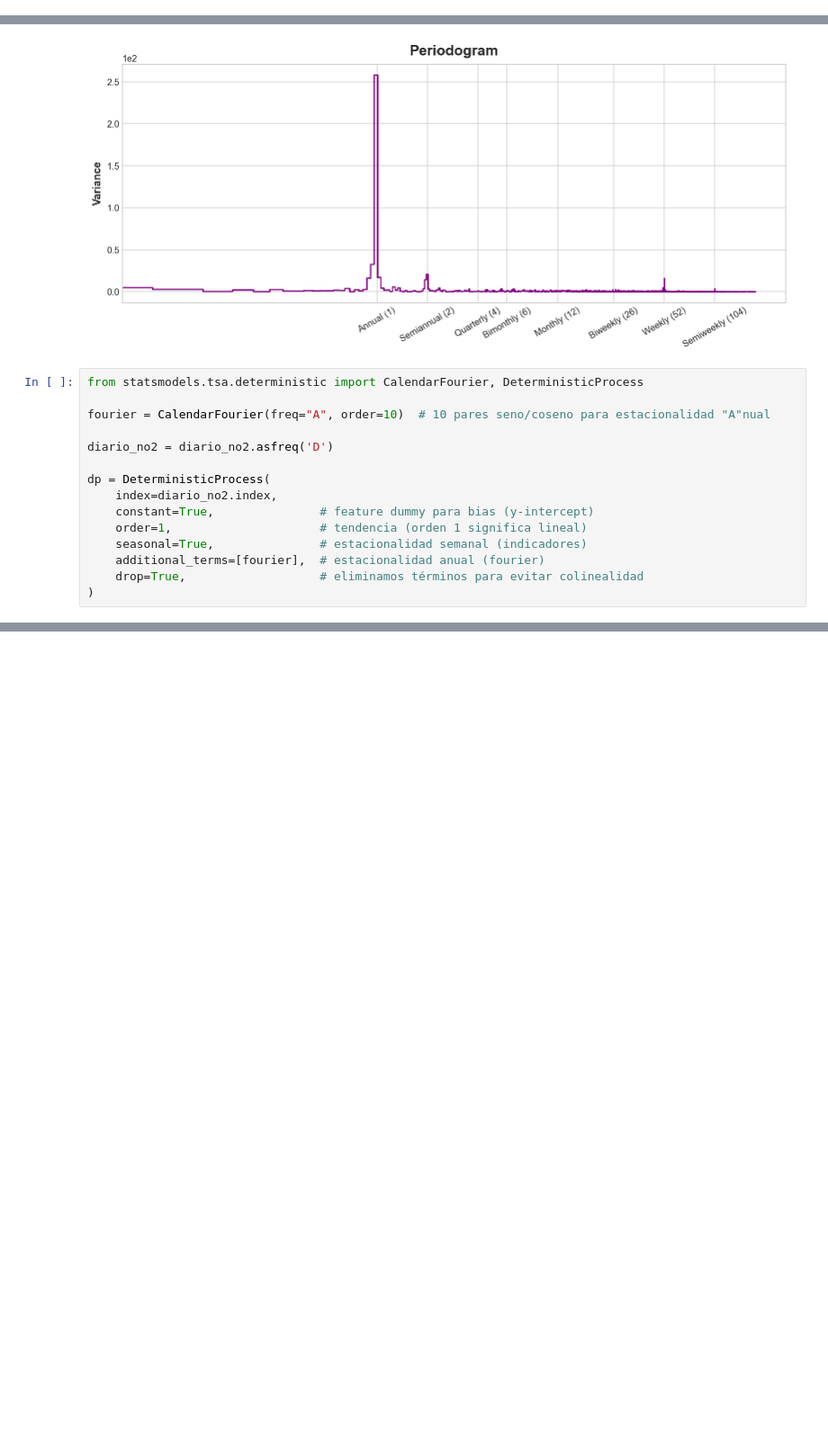
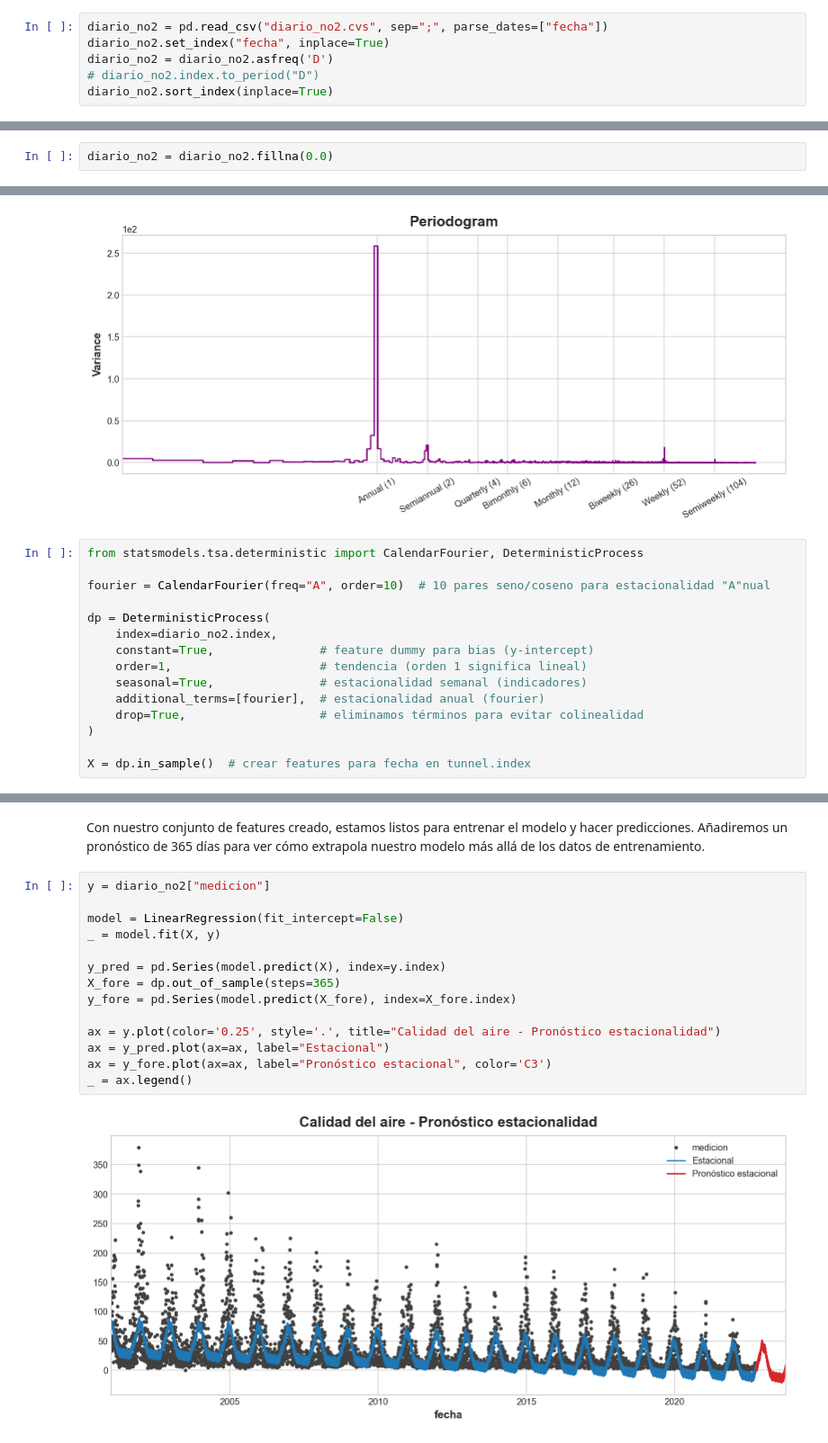
Before and after one commit to SgtSteiner/calidad-del-aire, a Jupyter notebook: calidad_aire_eda.ipynb, the cells around one changed output, grey strips where cells are left out. Shown at 90% size. Drawn from its saved outputs; the diff is of its cells as text; blank space fills up the shorter version.

Commit message:
Se añade análisis de estacionalidad

```diff
--- a/calidad_aire_eda.ipynb
+++ b/calidad_aire_eda.ipynb
@@ -365,3 +359,9 @@ La tendencia descubierta por nuestro modelo de regresión lineal es casi idénti
 Se dice que una serie temporal exhibe estacionalidad siempre que haya un cambio regular y periodico en la media de la serie. Veremos que hay dos tipos de variables que modelan la estacionalidad. El primer tipo, los indicadores, es mejor para una estacionalidad con pocas observaciones, como la estacionalidad semanal de observaciones diarias. El segundo tipo, variables Fourier, es mejor para una estacionalidad con muchas observaciones, como la estacionalidad anual de observaciones diarias.
 
 Podemos usar una **gráfica estacional** para descubrir patrones estacionales.
+# %%
+diario_no2 = pd.read_csv("diario_no2.cvs", sep=";", parse_dates=["fecha"])
+diario_no2.set_index("fecha", inplace=True)
+diario_no2 = diario_no2.asfreq('D')
+# diario_no2.index.to_period("D")
+diario_no2.sort_index(inplace=True)
@@ -368,3 +378,5 @@ Podemos usar una **gráfica estacional** para descubrir patrones estacionales.
+# %%
+diario_no2 = diario_no2.fillna(0.0)
 # %%
 def fourier_features(index, freq, order):
     time = np.arange(len(index), dtype=np.float32)
@@ -485,8 +497,6 @@ plot_periodogram(diario_no2["medicion"]);
 from statsmodels.tsa.deterministic import CalendarFourier, DeterministicProcess
 
 fourier = CalendarFourier(freq="A", order=10)  # 10 pares seno/coseno para estacionalidad "A"nual
-
-diario_no2 = diario_no2.asfreq('D')
 
 dp = DeterministicProcess(
     index=diario_no2.index,
@@ -496,3 +506,5 @@ dp = DeterministicProcess(
     additional_terms=[fourier],  # estacionalidad anual (fourier)
     drop=True,                   # eliminamos términos para evitar colinealidad
 )
+
+X = dp.in_sample()  # crear features para fecha en tunnel.index
@@ -498,0 +522,18 @@ dp = DeterministicProcess(
+# %% [markdown]
+Con nuestro conjunto de features creado, estamos listos para entrenar el modelo y hacer predicciones. Añadiremos un pronóstico de 365 días para ver cómo extrapola nuestro modelo más allá de los datos de entrenamiento.
+# %%
+y = diario_no2["medicion"]
+
+model = LinearRegression(fit_intercept=False)
+_ = model.fit(X, y)
+
+y_pred = pd.Series(model.predict(X), index=y.index)
+X_fore = dp.out_of_sample(steps=365)
+y_fore = pd.Series(model.predict(X_fore), index=X_fore.index)
+
+ax = y.plot(color='0.25', style='.', title="Calidad del aire - Pronóstico estacionalidad")
+ax = y_pred.plot(ax=ax, label="Estacional")
+ax = y_fore.plot(ax=ax, label="Pronóstico estacional", color='C3')
+_ = ax.legend()
+# %% [output]
+[figure, added]
```
Also changed, not shown: parts of 9 cells of this notebook.
